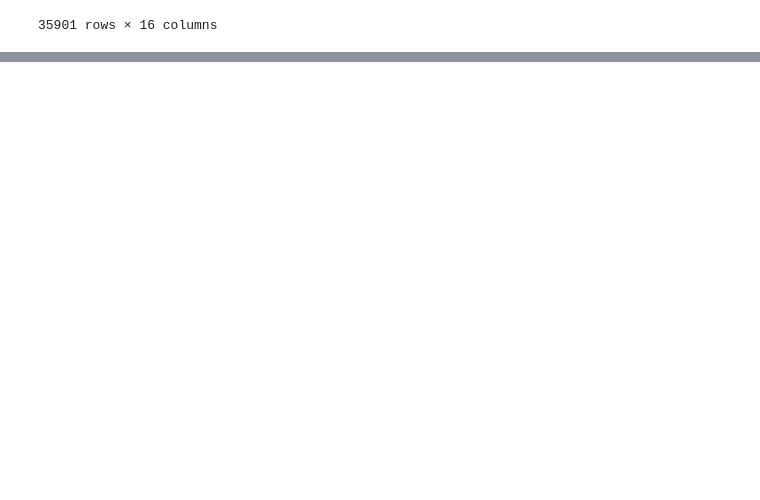
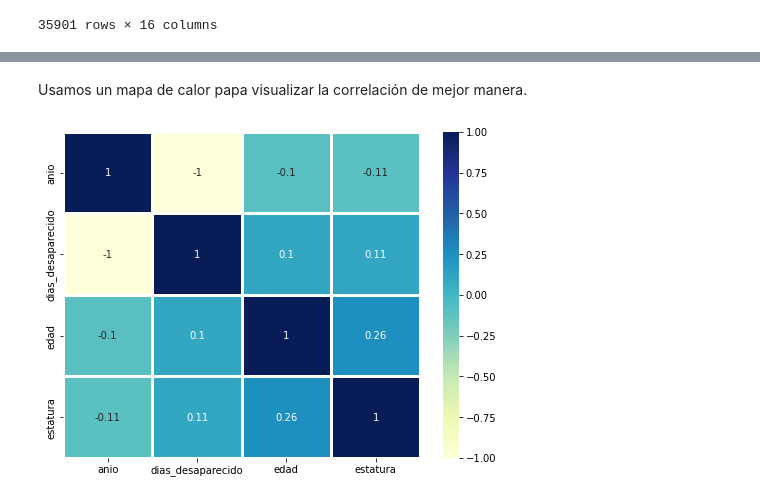
Before and after one commit to MinervaNunez/Proyecto-_Fase3_Python, a Jupyter notebook: Proyecto_Equipo_8.ipynb, the cells around one changed output, grey strips where cells are left out. Cells and saved outputs as stored; diff of their text form; code cells hidden in the pictures; blank space fills up the shorter version.

```diff
--- a/Proyecto_Equipo_8.ipynb
+++ b/Proyecto_Equipo_8.ipynb
@@ -54,0 +87,3 @@ df
+# %%
+numericas = df.select_dtypes( include=['int64','float64'] ).columns.tolist()
+numericas
@@ -54,0 +138,7 @@ df
+# %% [markdown]
+Usamos un mapa de calor papa visualizar la correlación de mejor manera.
+# %%
+plt.figure(figsize=(8, 6))
+sns.heatmap(df[numericas].corr(), vmin=-1, vmax=1, annot=True, cmap="YlGnBu", linewidths=3);
+# %% [output]
+[figure, added]
```
Also changed, not shown: parts of 58 cells of this notebook.
